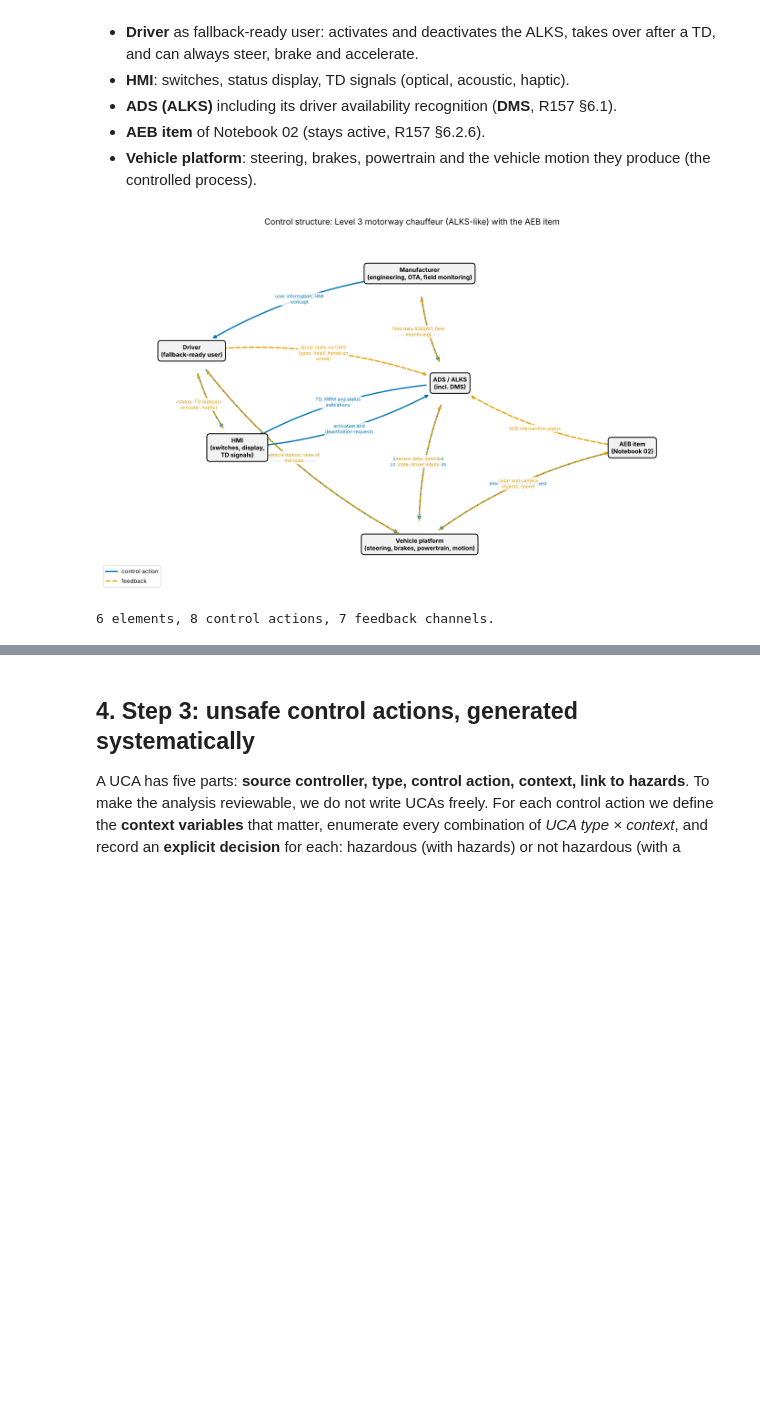
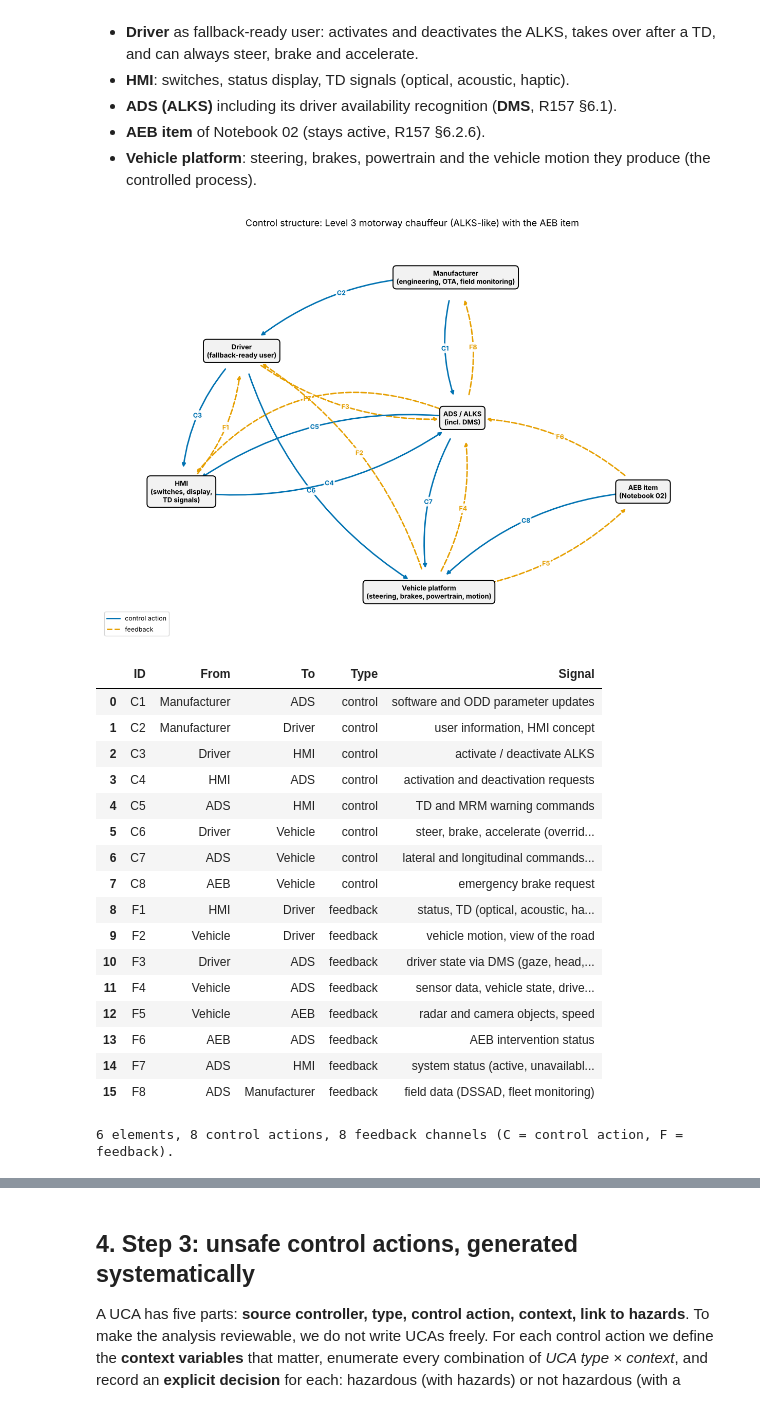
Before and after one commit to milinpatel07/Autonomous-Driving_AI-Safety-and-Security, a Jupyter notebook: 03_Functional_Safety_ISO26262/05_stpa.ipynb, the cells around one changed output, grey strips where cells are left out. Saved outputs shown, nothing was run; the diff lists cells and outputs as text; code cells hidden in the pictures; blank space fills up the shorter version.

```diff
--- a/03_Functional_Safety_ISO26262/05_stpa.ipynb
+++ b/03_Functional_Safety_ISO26262/05_stpa.ipynb
@@ -142,19 +142,19 @@ Elements (simplified):
 - **Vehicle platform**: steering, brakes, powertrain and the vehicle motion they produce (the controlled process).
 # %%
 NODES = {  # name: (x, y, description)
-    "Manufacturer": (3.0, 4.2, "Manufacturer\n(engineering, OTA, field monitoring)"),
-    "Driver":       (0.0, 3.0, "Driver\n(fallback-ready user)"),
-    "HMI":          (0.6, 1.5, "HMI\n(switches, display,\nTD signals)"),
-    "ADS":          (3.4, 2.5, "ADS / ALKS\n(incl. DMS)"),
-    "AEB":          (5.8, 1.5, "AEB item\n(Notebook 02)"),
-    "Vehicle":      (3.0, 0.0, "Vehicle platform\n(steering, brakes, powertrain, motion)"),
+    "Manufacturer": (3.4, 4.4, "Manufacturer\n(engineering, OTA, field monitoring)"),
+    "Driver":       (0.2, 3.3, "Driver\n(fallback-ready user)"),
+    "HMI":          (-0.7, 1.2, "HMI\n(switches, display,\nTD signals)"),
+    "ADS":          (3.5, 2.3, "ADS / ALKS\n(incl. DMS)"),
+    "AEB":          (6.2, 1.2, "AEB item\n(Notebook 02)"),
+    "Vehicle":      (3.0, -0.3, "Vehicle platform\n(steering, brakes, powertrain, motion)"),
 }
 EDGES = [  # (from, to, type, label)
     ("Manufacturer", "ADS", "control", "software and ODD parameter updates"),
     ("Manufacturer", "Driver", "control", "user information, HMI concept"),
     ("Driver", "HMI", "control", "activate / deactivate ALKS"),
     ("HMI", "ADS", "control", "activation and deactivation requests"),
-    ("ADS", "HMI", "control", "TD, MRM and status indications"),
+    ("ADS", "HMI", "control", "TD and MRM warning commands"),
     ("Driver", "Vehicle", "control", "steer, brake, accelerate (override / takeover)"),
     ("ADS", "Vehicle", "control", "lateral and longitudinal commands, hazard lights"),
     ("AEB", "Vehicle", "control", "emergency brake request"),
@@ -164,52 +164,75 @@ EDGES = [  # (from, to, type, label)
     ("Vehicle", "ADS", "feedback", "sensor data, vehicle state, driver inputs"),
     ("Vehicle", "AEB", "feedback", "radar and camera objects, speed"),
     ("AEB", "ADS", "feedback", "AEB intervention status"),
+    ("ADS", "HMI", "feedback", "system status (active, unavailable, request denied)"),
     ("ADS", "Manufacturer", "feedback", "field data (DSSAD, fleet monitoring)"),
 ]
 
 G = nx.MultiDiGraph()
 for n, (x, y, desc) in NODES.items():
     G.add_node(n, pos=(x, y), desc=desc)
+counter = {"control": 0, "feedback": 0}
 for u, v, kind, label in EDGES:
-    G.add_edge(u, v, kind=kind, label=label)
+    counter[kind] += 1
+    G.add_edge(u, v, kind=kind, label=label, eid=f"{kind[0].upper()}{counter[kind]}")
 
 def draw_control_structure(G, highlight=()):
     fig, ax = plt.subplots(figsize=(14, 8.5))
     pos = nx.get_node_attributes(G, "pos")
+    seen = {}
     for u, v, d in G.edges(data=True):
+        # same sign for all edges, so opposite directions bend to opposite sides; parallel edges bend further
+        seen[(u, v)] = seen.get((u, v), 0) + 1
+        RAD = 0.2 * seen[(u, v)]
         control = d["kind"] == "control"
-        colour = OI["red"] if (u, v) in highlight else (OI["blue"] if control else OI["orange"])
-        rad = 0.12 if control else -0.12
+        colour = OI["purple"] if (control and (u, v) in highlight) else (OI["blue"] if control else OI["orange"])
         ax.annotate("", xy=pos[v], xytext=pos[u],
-                    arrowprops=dict(arrowstyle="-|>", lw=2.0, color=colour, ls="-" if control else "--",
-                                    shrinkA=38, shrinkB=38, connectionstyle=f"arc3,rad={rad}"))
+                    arrowprops=dict(arrowstyle="-|>", lw=2.6 if colour == OI["purple"] else 2.0, color=colour,
+                                    ls="-" if control else "--", shrinkA=34, shrinkB=34,
+                                    connectionstyle=f"arc3,rad={RAD}"))
         (x1, y1), (x2, y2) = pos[u], pos[v]
-        mx, my = (x1 + x2) / 2, (y1 + y2) / 2
-        nxv, nyv = (y2 - y1), -(x2 - x1)              # normal to the edge for the label offset
-        norm = max(np.hypot(nxv, nyv), 1e-9)
-        off = 0.22 * (1 if control else -1)
-        ax.text(mx + off * nxv / norm, my + off * nyv / norm, "\n".join(textwrap.wrap(d["label"], 24)),
-                fontsize=7.5, ha="center", va="center", color=colour,
-                bbox=dict(boxstyle="round,pad=0.15", fc="white", ec="none", alpha=0.85))
+        # midpoint of the quadratic Bezier drawn by arc3: chord midpoint + rad/2 * (dy, -dx)
+        lx, ly = (x1 + x2) / 2 + 0.5 * RAD * (y2 - y1), (y1 + y2) / 2 - 0.5 * RAD * (x2 - x1)
+        ax.text(lx, ly, d["eid"], fontsize=9, fontweight="bold", ha="center", va="center", color=colour,
+                bbox=dict(boxstyle="round,pad=0.15", fc="white", ec="none", alpha=0.9))
     for n, (x, y) in pos.items():
         ax.text(x, y, G.nodes[n]["desc"], ha="center", va="center", fontsize=9.5, fontweight="bold",
                 bbox=dict(boxstyle="round,pad=0.5", fc="#F2F2F2", ec="black", lw=1.4))
     ax.plot([], [], color=OI["blue"], lw=2, label="control action")
     ax.plot([], [], color=OI["orange"], lw=2, ls="--", label="feedback")
     if highlight:
-        ax.plot([], [], color=OI["red"], lw=2, label="control action without feedback path")
+        ax.plot([], [], color=OI["purple"], lw=2.6, label="control loop missing or closed only via the human")
     ax.legend(loc="lower left", fontsize=9)
-    ax.set_xlim(-1.2, 7.0); ax.set_ylim(-0.7, 4.9); ax.axis("off")
+    ax.set_xlim(-1.9, 7.4); ax.set_ylim(-1.0, 5.1); ax.set_aspect("equal"); ax.axis("off")
     ax.set_title("Control structure: Level 3 motorway chauffeur (ALKS-like) with the AEB item", fontsize=13)
     plt.tight_layout(); plt.show()
 
 draw_control_structure(G)
-summary = pd.DataFrame(EDGES, columns=["From", "To", "Type", "Label"])
+summary = pd.DataFrame([{"ID": d["eid"], "From": u, "To": v, "Type": d["kind"], "Signal": d["label"]}
+                        for u, v, d in G.edges(data=True)]).sort_values("ID").reset_index(drop=True)
+display(summary)
 print(f"{G.number_of_nodes()} elements, {sum(summary.Type == 'control')} control actions, "
-      f"{sum(summary.Type == 'feedback')} feedback channels.")
+      f"{sum(summary.Type == 'feedback')} feedback channels (C = control action, F = feedback).")
 # %% [output]
-[figure, old version]
+[figure, new version]
+|  | ID | From | To | Type | Signal |
+| 0 | C1 | Manufacturer | ADS | control | software and ODD parameter updates |
+| 1 | C2 | Manufacturer | Driver | control | user information, HMI concept |
+| 2 | C3 | Driver | HMI | control | activate / deactivate ALKS |
+| 3 | C4 | HMI | ADS | control | activation and deactivation requests |
+| 4 | C5 | ADS | HMI | control | TD and MRM warning commands |
+| 5 | C6 | Driver | Vehicle | control | steer, brake, accelerate (overrid... |
+| 6 | C7 | ADS | Vehicle | control | lateral and longitudinal commands... |
+| 7 | C8 | AEB | Vehicle | control | emergency brake request |
+| 8 | F1 | HMI | Driver | feedback | status, TD (optical, acoustic, ha... |
+| 9 | F2 | Vehicle | Driver | feedback | vehicle motion, view of the road |
+| 10 | F3 | Driver | ADS | feedback | driver state via DMS (gaze, head,... |
+| 11 | F4 | Vehicle | ADS | feedback | sensor data, vehicle state, drive... |
+| 12 | F5 | Vehicle | AEB | feedback | radar and camera objects, speed |
+| 13 | F6 | AEB | ADS | feedback | AEB intervention status |
+| 14 | F7 | ADS | HMI | feedback | system status (active, unavailabl... |
+| 15 | F8 | ADS | Manufacturer | feedback | field data (DSSAD, fleet monitoring) |
-6 elements, 8 control actions, 7 feedback channels.
+6 elements, 8 control actions, 8 feedback channels (C = control action, F = feedback).
 # %% [markdown]
 ### 3.1 Process models
 
```
Also changed, not shown: parts of 8 cells of this notebook, 2 other files.
